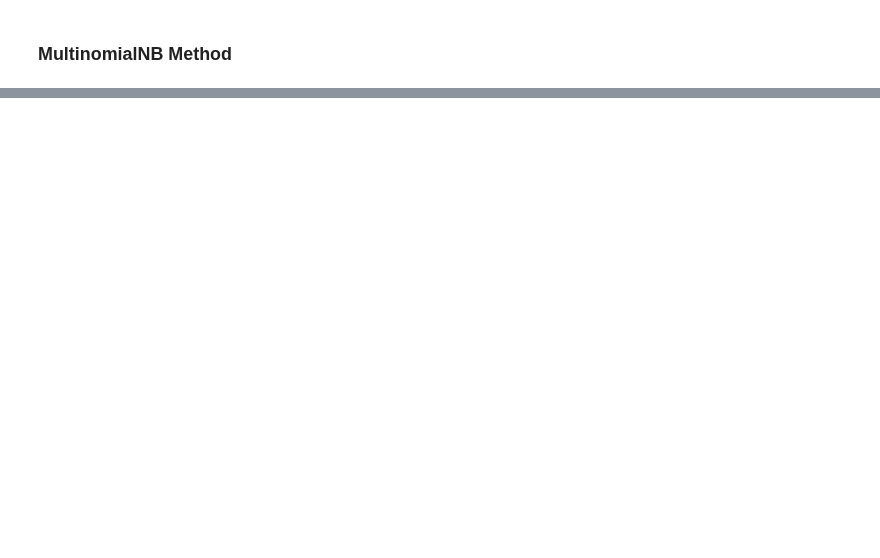
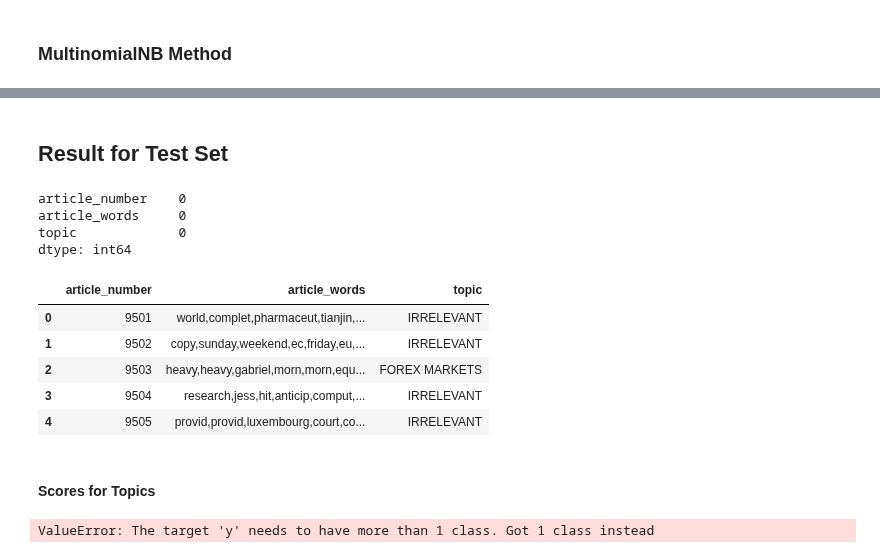
Before and after one commit to HenryLiangzy/COMP9417_Project, a Jupyter notebook: Raymond's Work.ipynb, the cells around one changed output, grey strips where cells are left out. Drawn from its saved outputs; the diff is of its cells as text; code cells hidden in the pictures; blank space fills up the shorter version.

```diff
--- a/Raymond's Work.ipynb
+++ b/Raymond's Work.ipynb
@@ -166,0 +201,19 @@ get_scores(en_dev_y,pred_y)
+# %% [markdown]
+## Result for Test Set
+# %%
+df = pd.read_csv('test.csv')
+print(df.isnull().sum())
+df.head(5)
+# %% [output]
+article_number    0
+article_words     0
+topic             0
+dtype: int64
+|  | article_number | article_words | topic |
+| 0 | 9501 | world,complet,pharmaceut,tianjin,... | IRRELEVANT |
+| 1 | 9502 | copy,sunday,weekend,ec,friday,eu,... | IRRELEVANT |
+| 2 | 9503 | heavy,heavy,gabriel,morn,morn,equ... | FOREX MARKETS |
+| 3 | 9504 | research,jess,hit,anticip,comput,... | IRRELEVANT |
+| 4 | 9505 | provid,provid,luxembourg,court,co... | IRRELEVANT |
+# %% [markdown]
+#### Scores for Topics
@@ -166,0 +227,4 @@ get_scores(en_dev_y,pred_y)
+# %%
+scores_for_topics(df,topics,clf)
+# %% [output]
+ValueError: The target 'y' needs to have more than 1 class. Got 1 class instead
```
Also changed, not shown: parts of 14 cells of this notebook.
